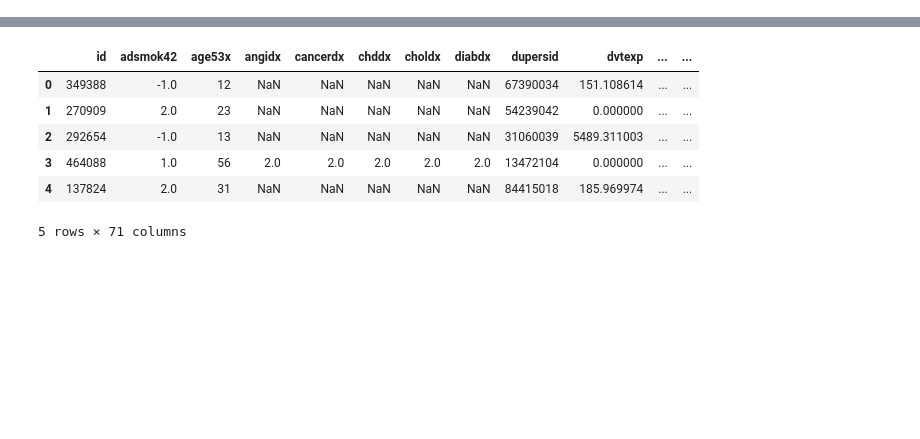
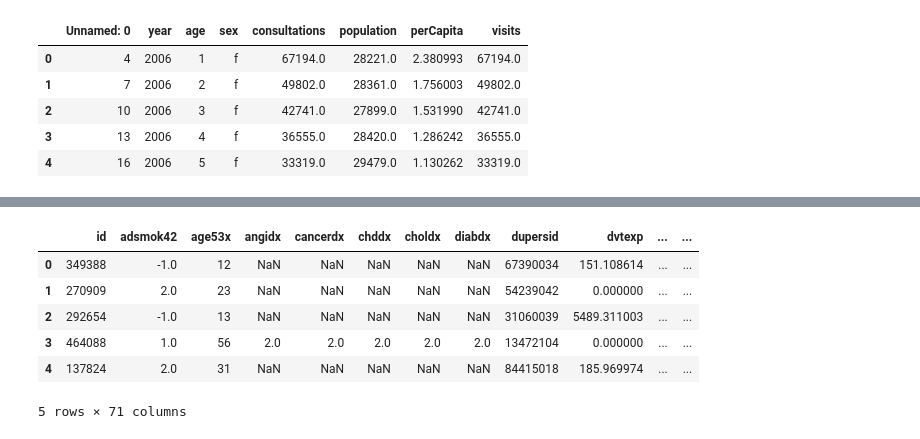
Before and after one commit to marikristoffersen/Exam_19, a Jupyter notebook: Oppgave1/Oppgave 1.ipynb, the cells around one changed output, grey strips where cells are left out. Saved outputs shown, nothing was run; the diff lists cells and outputs as text; code cells hidden in the pictures; blank space fills up the shorter version.

```diff
--- a/Oppgave1/Oppgave 1.ipynb
+++ b/Oppgave1/Oppgave 1.ipynb
@@ -3,2 +5,12 @@ import pandas as pd
 # %%
 df = pd.read_csv('femaleVisitsToPhysician.csv')
+# %%
+df['visits']=df.consultations
+df.head()
+# %% [output]
+|  | Unnamed: 0 | year | age | sex | consultations | population | perCapita | visits |
+| 0 | 4 | 2006 | 1 | f | 67194.0 | 28221.0 | 2.380993 | 67194.0 |
+| 1 | 7 | 2006 | 2 | f | 49802.0 | 28361.0 | 1.756003 | 49802.0 |
+| 2 | 10 | 2006 | 3 | f | 42741.0 | 27899.0 | 1.531990 | 42741.0 |
+| 3 | 13 | 2006 | 4 | f | 36555.0 | 28420.0 | 1.286242 | 36555.0 |
+| 4 | 16 | 2006 | 5 | f | 33319.0 | 29479.0 | 1.130262 | 33319.0 |
```
Also changed, not shown: parts of 11 cells of this notebook, 3 other files.
